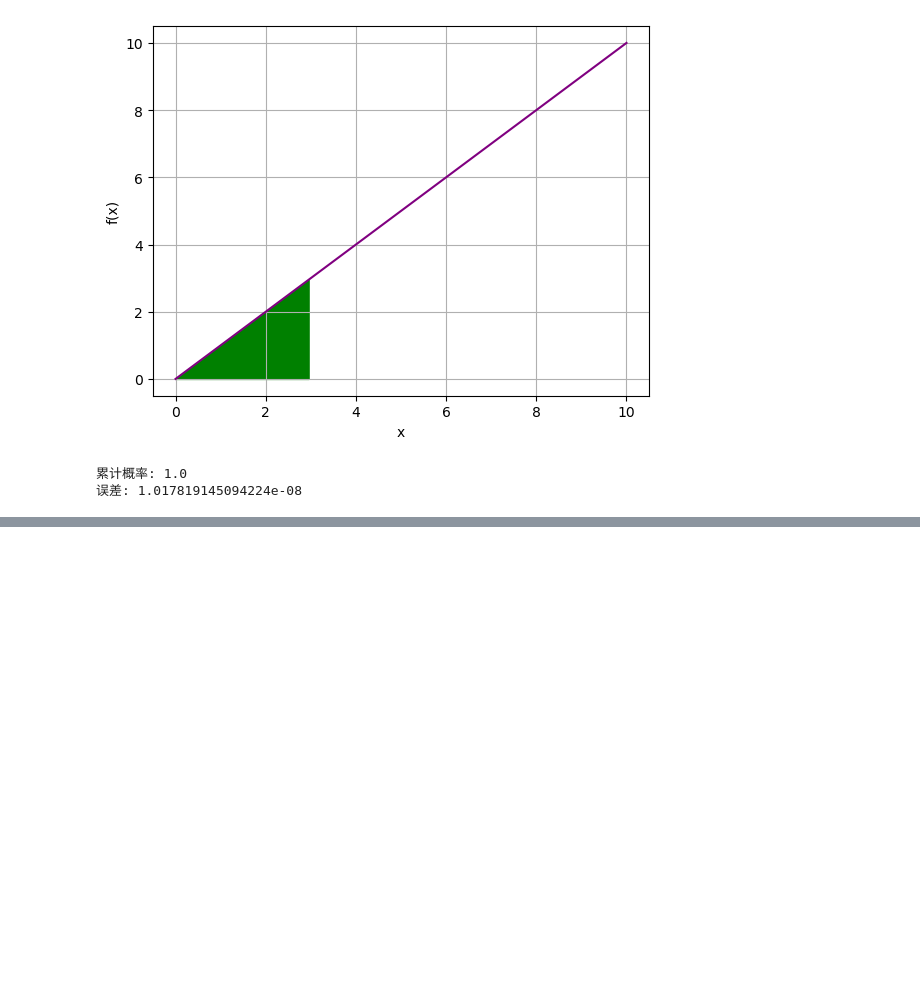
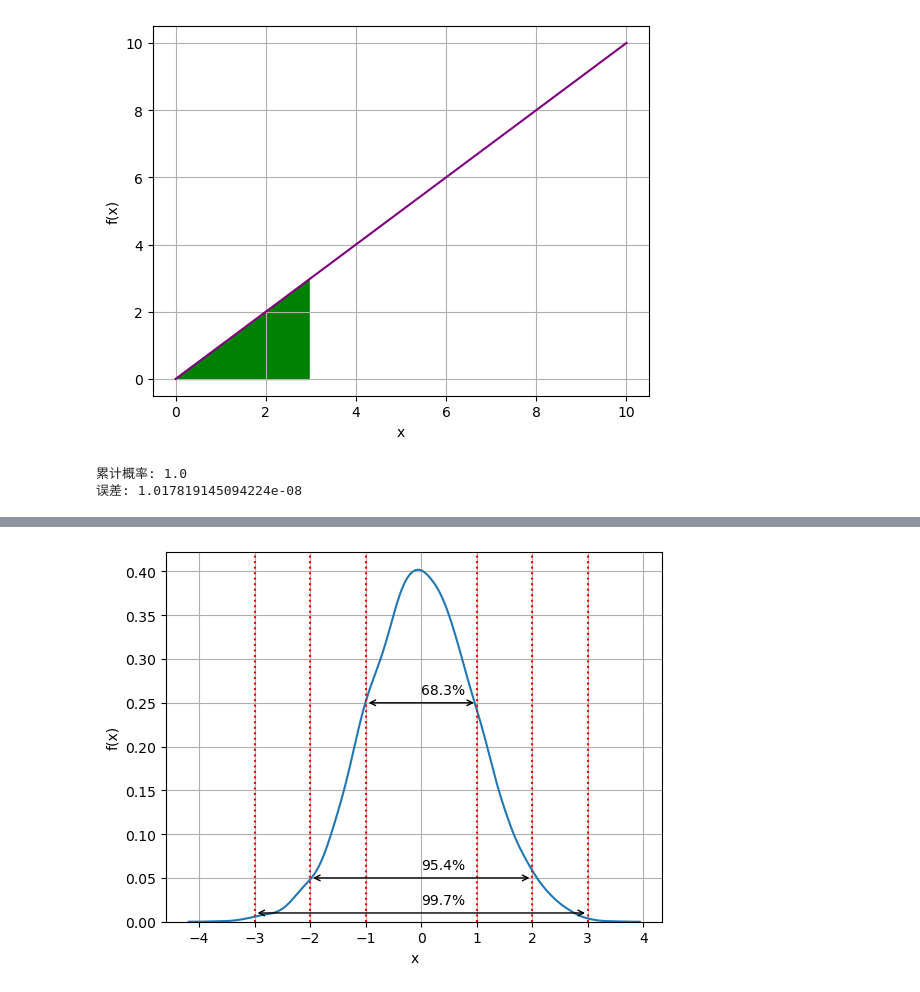
Before and after one commit to OnlyWell/d2l_tensorflow, a Jupyter notebook: book_charter/base_math/integrate.ipynb, the cells around one changed output, grey strips where cells are left out. Drawn from its saved outputs; the diff is of its cells as text; code cells hidden in the pictures; blank space fills up the shorter version.

```diff
--- a/book_charter/base_math/integrate.ipynb
+++ b/book_charter/base_math/integrate.ipynb
@@ -60,0 +90,37 @@ print('误差:', str(e))
+# %%
+'''
+    绘制随机数及直方图
+'''
+import numpy as np
+import matplotlib.pyplot as plt
+import seaborn as sns
+
+# 使用random产生标准正态分布的10000个随机数
+x = np.random.randn(10000)
+
+# 绘制平滑曲线
+sns.kdeplot(x)
+
+# 设定图形属性
+plt.xlabel('x')
+plt.ylabel('f(x)')
+plt.grid()
+
+# 对±1、±2、±3倍标准差画虚线
+for std_dev in [1, 2, 3]:
+    plt.axvline(x=-std_dev, color='red', linestyle=':')
+    plt.axvline(x=std_dev, color='red', linestyle=':')
+
+# 标注标准差概率
+plt.annotate(text='', xy=(-1, 0.25), xytext=(1, 0.25), arrowprops=dict(arrowstyle='<->'))
+plt.annotate(text='68.3%', xy=(0, 0.26), xytext=(0, 0.26))
+
+plt.annotate(text='', xy=(-2, 0.05), xytext=(2, 0.05), arrowprops=dict(arrowstyle='<->'))
+plt.annotate(text='95.4%', xy=(0, 0.06), xytext=(0, 0.06))
+
+plt.annotate(text='', xy=(-3, 0.01), xytext=(3, 0.01), arrowprops=dict(arrowstyle='<->'))
+plt.annotate(text='99.7%', xy=(0, 0.02), xytext=(0, 0.02))
+
+plt.show()
+# %% [output]
+[figure, added]
```
Also changed, not shown: parts of 1 cell of this notebook, 3 other files.
